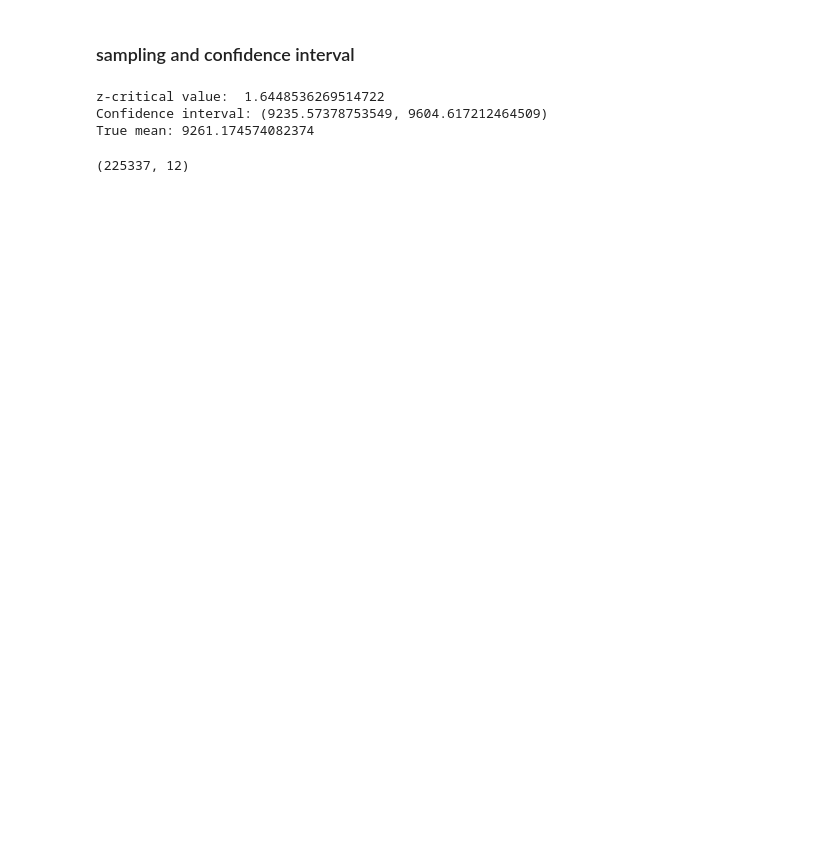
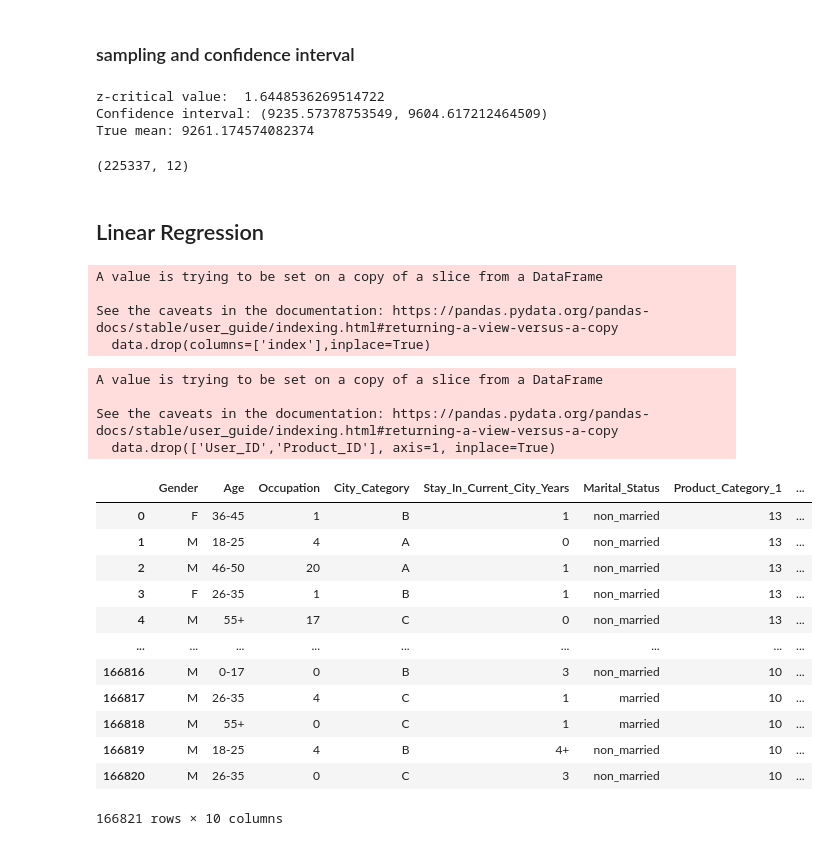
Before and after one commit to sachitksh/statistical-analaysis, a Jupyter notebook: Sales Data .ipynb, the cells around one changed output. Saved outputs shown, nothing was run; the diff lists cells and outputs as text; code cells hidden in the pictures; blank space fills up the shorter version.

```diff
--- a/Sales Data .ipynb
+++ b/Sales Data .ipynb
@@ -256,3 +229,37 @@ True mean: 9261.174574082374
 df_married.shape
 # %% [output]
 (225337, 12)
+# %% [markdown]
+## Linear Regression
+# %%
+data=df.dropna(axis=0, how="any", thresh=None, subset=None)
+# %%
+data.reset_index(inplace=True)
+# %%
+data.drop(columns=['index'],inplace=True)
+# %% [output]
+A value is trying to be set on a copy of a slice from a DataFrame
+
+See the caveats in the documentation: https://pandas.pydata.org/pandas-docs/stable/user_guide/indexing.html#returning-a-view-versus-a-copy
+  data.drop(columns=['index'],inplace=True)
+# %%
+data.drop(['User_ID','Product_ID'], axis=1, inplace=True)
+data
+# %% [output]
+A value is trying to be set on a copy of a slice from a DataFrame
+
+See the caveats in the documentation: https://pandas.pydata.org/pandas-docs/stable/user_guide/indexing.html#returning-a-view-versus-a-copy
+  data.drop(['User_ID','Product_ID'], axis=1, inplace=True)
+|  | Gender | Age | Occupation | City_Category | Stay_In_Current_City_Years | Marital_Status | Product_Category_1 | ... |
+| 0 | F | 36-45 | 1 | B | 1 | non_married | 13 | ... |
+| 1 | M | 18-25 | 4 | A | 0 | non_married | 13 | ... |
+| 2 | M | 46-50 | 20 | A | 1 | non_married | 13 | ... |
+| 3 | F | 26-35 | 1 | B | 1 | non_married | 13 | ... |
+| 4 | M | 55+ | 17 | C | 0 | non_married | 13 | ... |
+| ... | ... | ... | ... | ... | ... | ... | ... | ... |
+| 166816 | M | 0-17 | 0 | B | 3 | non_married | 10 | ... |
+| 166817 | M | 26-35 | 4 | C | 1 | married | 10 | ... |
+| 166818 | M | 55+ | 0 | C | 1 | married | 10 | ... |
+| 166819 | M | 18-25 | 4 | B | 4+ | non_married | 10 | ... |
+| 166820 | M | 26-35 | 0 | C | 3 | non_married | 10 | ... |
+166821 rows × 10 columns
```
Also changed, not shown: parts of 24 cells of this notebook.
